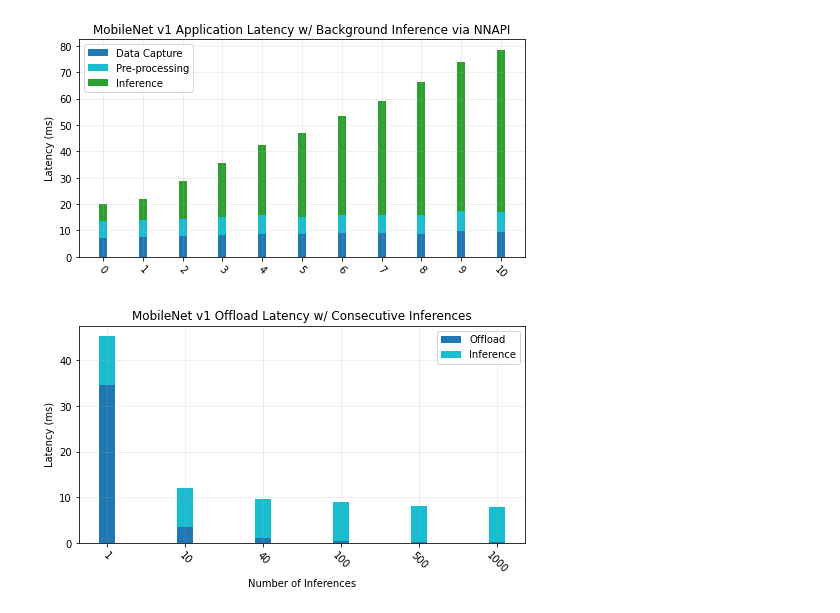
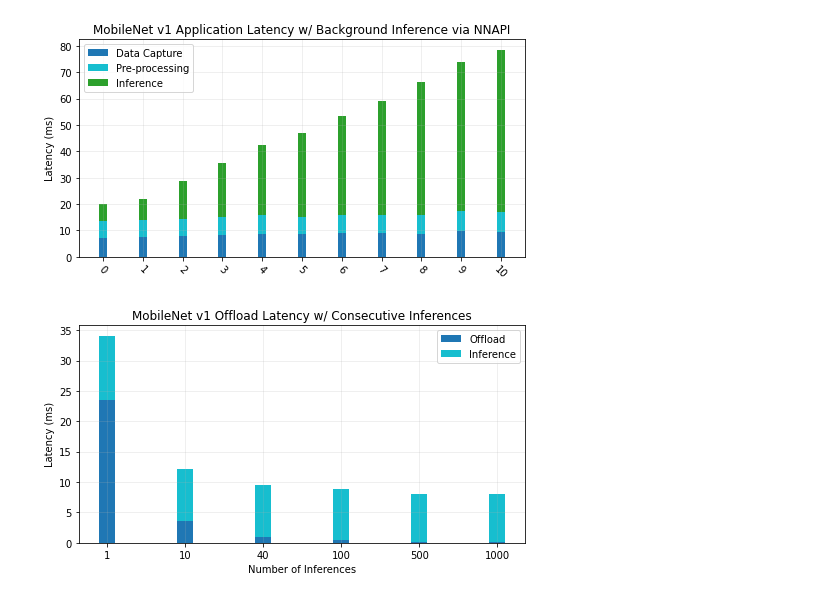
Before and after one commit to Michael137/reasoned-soc, a Jupyter notebook: android/paper_plots.ipynb, the cells around one changed output. Drawn from its saved outputs; the diff is of its cells as text; code cells hidden in the pictures.

Commit message:
more plots

```diff
--- a/android/paper_plots.ipynb
+++ b/android/paper_plots.ipynb
@@ -3,7 +3,7 @@ import numpy as np
 import matplotlib.pyplot as plt
 
 def plot_stacked_bar(data, series_labels, bar_width = 0.2, num_sections = 0, category_labels=None,
-                     y_label=None, x_label=None, colors=None, grid=True, title = "", annotate=True):
+                     y_label=None, x_label=None, colors=None, grid=True, title = "", annotate=True, rotate=False):
     fig = plt.figure(figsize=(8, 4))
     original = data.copy()
 
@@ -33,7 +33,7 @@ def plot_stacked_bar(data, series_labels, bar_width = 0.2, num_sections = 0, cat
             cum_sizes[i] += cur_data
 
     if category_labels:
-        plt.xticks(ind, category_labels, rotation=315)
+        plt.xticks(ind, category_labels, rotation=0 if not rotate else 365)
 
     if y_label:
         plt.ylabel(y_label)
@@ -436,7 +436,7 @@ plt.show()
 series_labels = ['Offload', 'Inference']
 
 off = [
-34.69166667,
+23.56333333,
 3.5835,
 0.9974,
 0.53,
@@ -445,7 +445,7 @@ off = [
 #0.141
 ]
 inf = [
-10.70466667,
+10.51883333,
 8.573333333,
 8.5462,
 8.35,
@@ -457,32 +457,33 @@ inf = [
 data = [
     # Group 1
     off,
     inf,
 ]
 
 category_labels = [
 1,
 10,
 40,
 100,
 500,
 1000,
 #2000
 ]
 
 plot_stacked_bar(
     data,
     series_labels,
     num_sections = 2,
     category_labels=category_labels,
     colors=['tab:blue', 'tab:cyan', 'tab:green'],
     y_label="Latency (ms)",
     x_label="Number of Inferences",
     title = "MobileNet v1 Offload Latency w/ Consecutive Inferences",
-    annotate=False
+    annotate=False,
+    rotate=False
 )
 
 plt.savefig('offload_amortized_mobilenet_quant.png', bbox_inches = "tight", dpi=250)
 plt.show()
 # %% [output]
-[figure, old version]
+[figure, new version]
```
Also changed, not shown: parts of 2 cells of this notebook.
